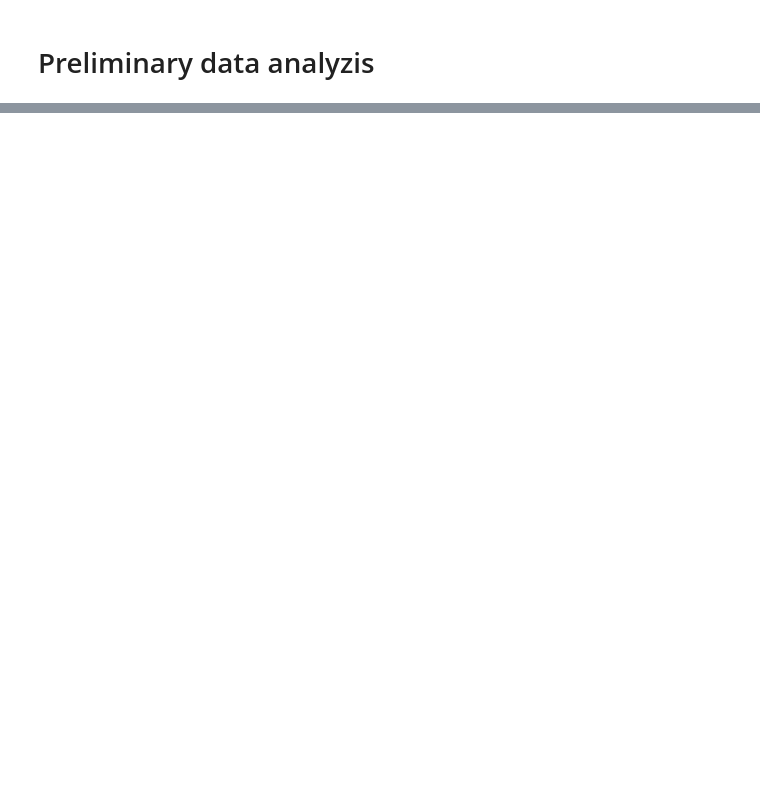
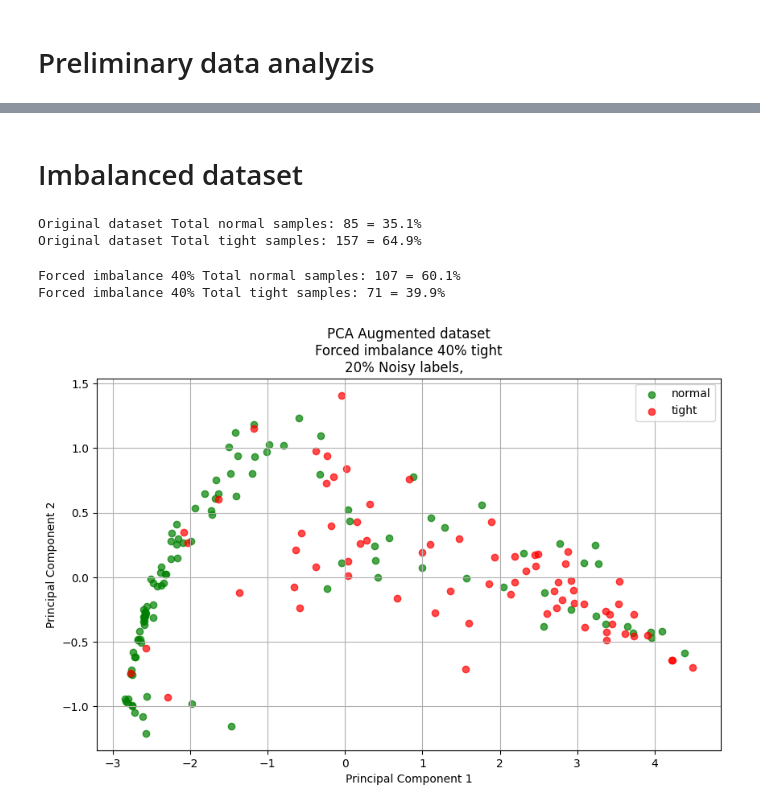
Before and after one commit to balthazarneveu/geosciences, a Jupyter notebook: TP_2/code/TP_2.ipynb, the cells around one changed output, grey strips where cells are left out. Saved outputs shown, nothing was run; the diff lists cells and outputs as text; code cells hidden in the pictures; blank space fills up the shorter version.

Commit message:
#2 dataset imbalance and noisy labels

```diff
--- a/TP_2/code/TP_2.ipynb
+++ b/TP_2/code/TP_2.ipynb
@@ -55,2 +62,23 @@ plot_pressure_pca(pressure_pca, labels)
 # %%
 plot_gmm_fit_pca(pressure, pressure_pca, labels, pca)
+# %% [markdown]
+# Imbalanced dataset
+# %%
+get_dataset_balance(labels, desc="Original dataset")
+# %% [output]
+Original dataset Total normal samples: 85 = 35.1%
+Original dataset Total tight samples: 157 = 64.9%
+# %%
+ratio_tight = 0.4
+noisy_label_ratio = 0.2
+# pressure_imb, labels_imb = force_dataset_imbalance(pressure, labels, ratio_tight=0.4)
+pressure_imb, labels_imb = prepare_augmented_dataset(pressure, labels, ratio_tight=ratio_tight, ratio_noisy_label=noisy_label_ratio)
+get_dataset_balance(labels_imb, desc=f"Forced imbalance {ratio_tight:.0%}")
+# %% [output]
+Forced imbalance 40% Total normal samples: 107 = 60.1%
+Forced imbalance 40% Total tight samples: 71 = 39.9%
+# %%
+pressure_pca, pca = get_pressure_pca(pressure_imb)
+plot_pressure_pca(pressure_pca, labels_imb, desc=f"Augmented dataset\nForced imbalance {ratio_tight:.0%} tight\n{noisy_label_ratio:.0%} Noisy labels,  ")
+# %% [output]
+[figure, added]
```
Also changed, not shown: parts of 3 cells of this notebook, 3 other files.
